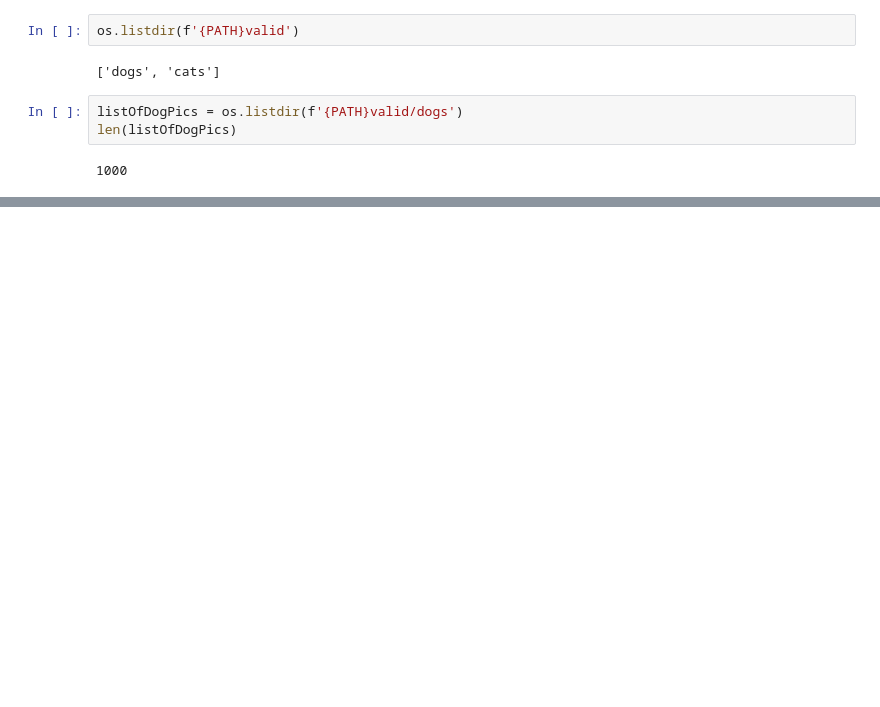
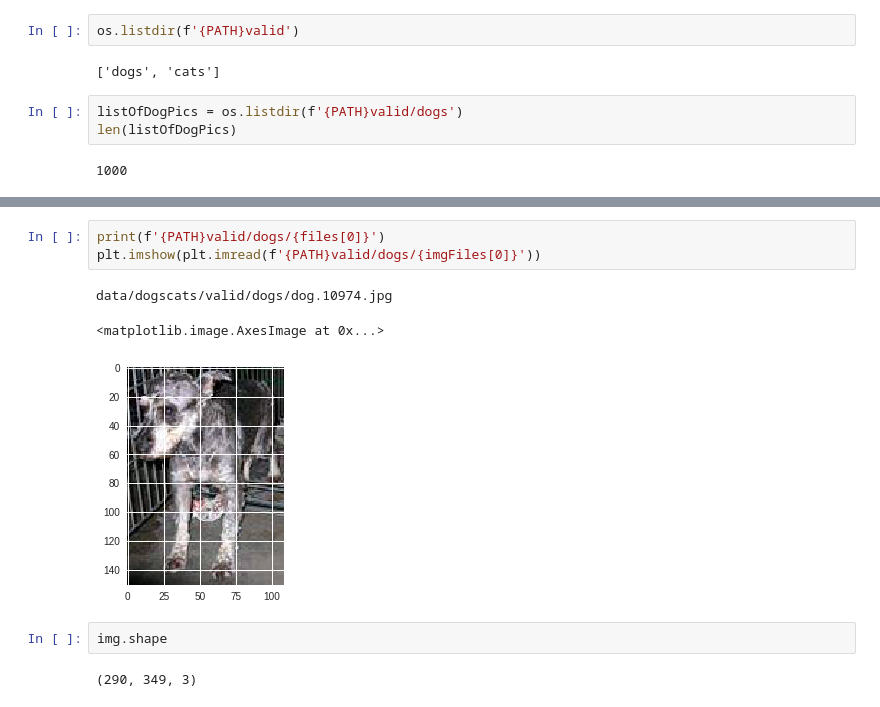
Before and after one commit to rkuo/fastai, a Jupyter notebook: lesson1-dogscats/Fastai_2_Lesson1.ipynb, the cells around one changed output, grey strips where cells are left out. Saved outputs shown, nothing was run; the diff lists cells and outputs as text; blank space fills up the shorter version.

```diff
--- a/lesson1-dogscats/Fastai_2_Lesson1.ipynb
+++ b/lesson1-dogscats/Fastai_2_Lesson1.ipynb
@@ -240,3 +235,14 @@ Images are not the same size.
+# %%
+print(f'{PATH}valid/dogs/{files[0]}')
+plt.imshow(plt.imread(f'{PATH}valid/dogs/{imgFiles[0]}'))
+# %% [output]
+data/dogscats/valid/dogs/dog.10974.jpg
+<matplotlib.image.AxesImage at 0x...>
+[figure, added]
+# %%
+img.shape
+# %% [output]
+(290, 349, 3)
 # %%
 img[:4,:4]
 # %% [output]
```
Also changed, not shown: parts of 19 cells of this notebook.
